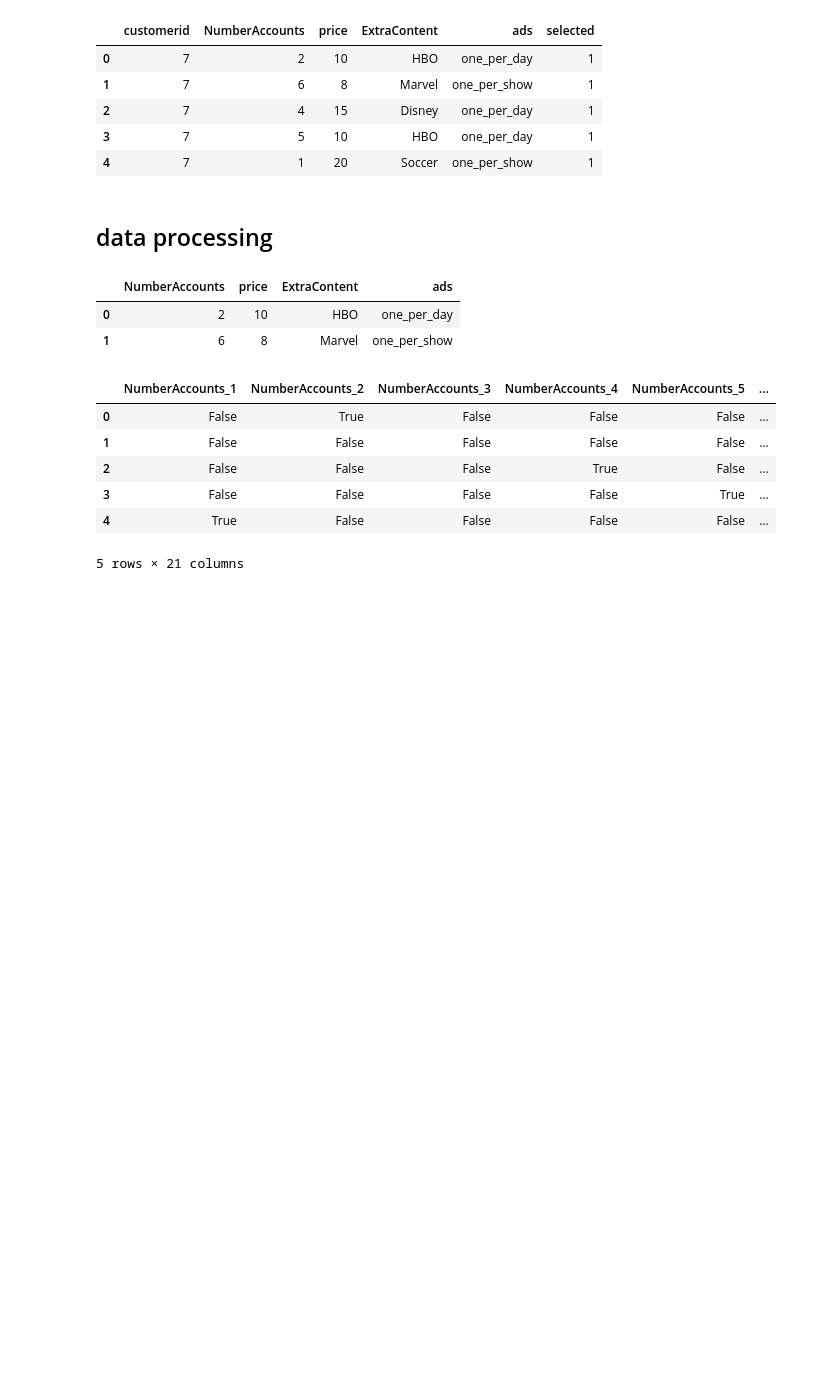
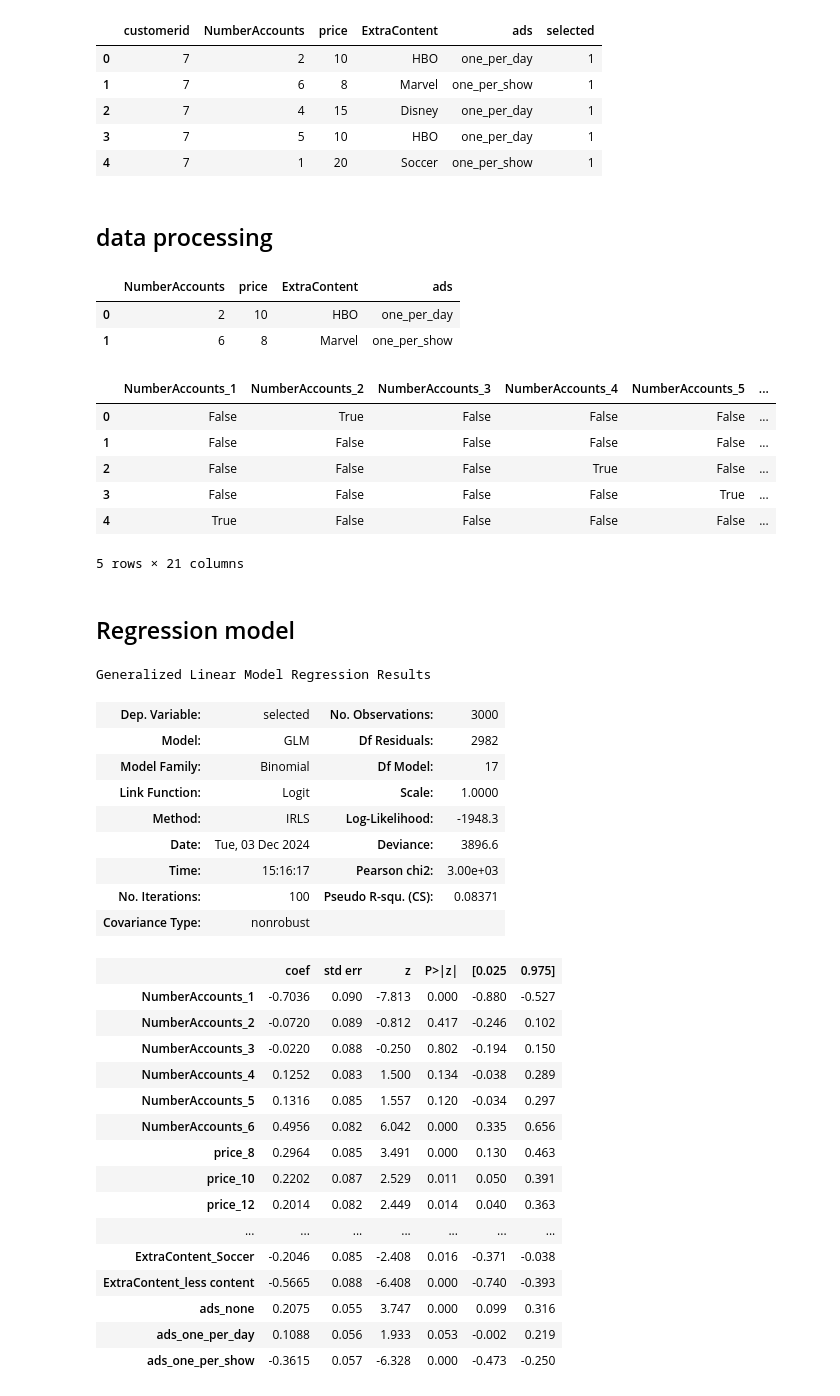
Before and after one commit to jeremysb1/conjoint-analysis, a Jupyter notebook: cbc.ipynb, the cells around one changed output. Saved outputs shown, nothing was run; the diff lists cells and outputs as text; code cells hidden in the pictures; blank space fills up the shorter version.

Commit message:
added model w/GLM function

```diff
--- a/cbc.ipynb
+++ b/cbc.ipynb
@@ -52,0 +51,36 @@ X_dummy.head()
+# %% [markdown]
+## Regression model
+# %%
+# build the regression model
+model = sm.GLM(y,
+               X_dummy,
+               family = sm.families.Binomial()).fit()
+
+model.summary()
+# %% [output]
+Generalized Linear Model Regression Results
+| Dep. Variable: | selected | No. Observations: | 3000 |
+| Model: | GLM | Df Residuals: | 2982 |
+| Model Family: | Binomial | Df Model: | 17 |
+| Link Function: | Logit | Scale: | 1.0000 |
+| Method: | IRLS | Log-Likelihood: | -1948.3 |
+| Date: | Tue, 03 Dec 2024 | Deviance: | 3896.6 |
+| Time: | 15:16:17 | Pearson chi2: | 3.00e+03 |
+| No. Iterations: | 100 | Pseudo R-squ. (CS): | 0.08371 |
+| Covariance Type: | nonrobust |  |  |
+|  | coef | std err | z | P>|z| | [0.025 | 0.975] |
+| NumberAccounts_1 | -0.7036 | 0.090 | -7.813 | 0.000 | -0.880 | -0.527 |
+| NumberAccounts_2 | -0.0720 | 0.089 | -0.812 | 0.417 | -0.246 | 0.102 |
+| NumberAccounts_3 | -0.0220 | 0.088 | -0.250 | 0.802 | -0.194 | 0.150 |
+| NumberAccounts_4 | 0.1252 | 0.083 | 1.500 | 0.134 | -0.038 | 0.289 |
+| NumberAccounts_5 | 0.1316 | 0.085 | 1.557 | 0.120 | -0.034 | 0.297 |
+| NumberAccounts_6 | 0.4956 | 0.082 | 6.042 | 0.000 | 0.335 | 0.656 |
+| price_8 | 0.2964 | 0.085 | 3.491 | 0.000 | 0.130 | 0.463 |
+| price_10 | 0.2202 | 0.087 | 2.529 | 0.011 | 0.050 | 0.391 |
+| price_12 | 0.2014 | 0.082 | 2.449 | 0.014 | 0.040 | 0.363 |
+| ... | ... | ... | ... | ... | ... | ... |
+| ExtraContent_Soccer | -0.2046 | 0.085 | -2.408 | 0.016 | -0.371 | -0.038 |
+| ExtraContent_less content | -0.5665 | 0.088 | -6.408 | 0.000 | -0.740 | -0.393 |
+| ads_none | 0.2075 | 0.055 | 3.747 | 0.000 | 0.099 | 0.316 |
+| ads_one_per_day | 0.1088 | 0.056 | 1.933 | 0.053 | -0.002 | 0.219 |
+| ads_one_per_show | -0.3615 | 0.057 | -6.328 | 0.000 | -0.473 | -0.250 |
```
Also changed, not shown: parts of 1 cell of this notebook.
